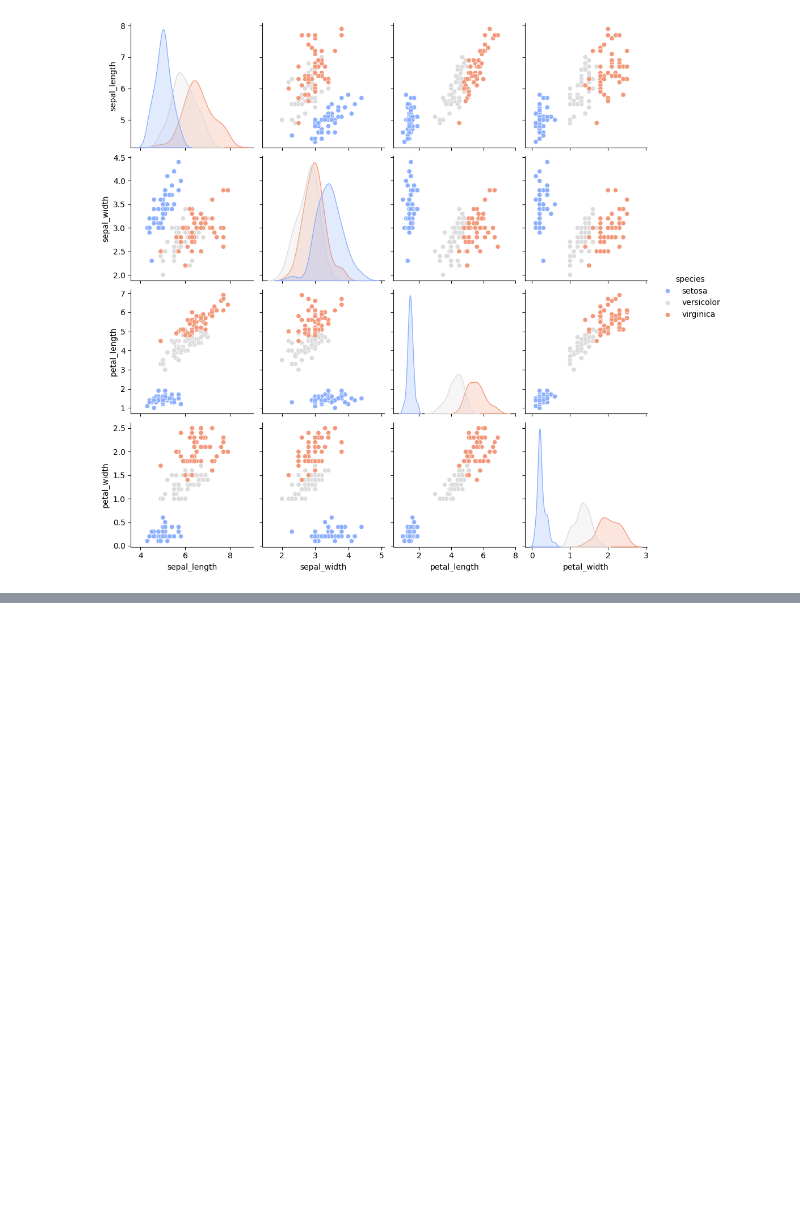
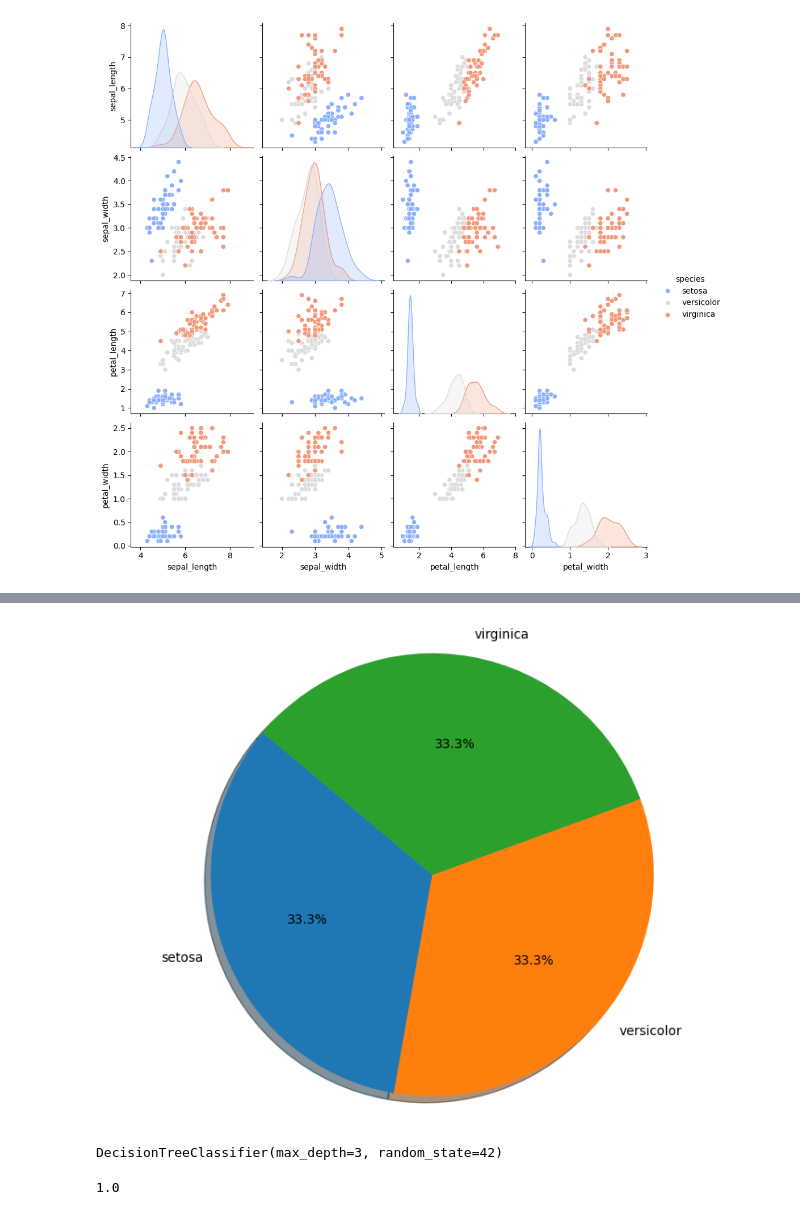
Before and after one commit to Shashank-3002/AI-ML, a Jupyter notebook: Pandas/seabornVis.ipynb, the cells around one changed output, grey strips where cells are left out. Drawn from its saved outputs; the diff is of its cells as text; code cells hidden in the pictures; blank space fills up the shorter version.

```diff
--- a/Pandas/seabornVis.ipynb
+++ b/Pandas/seabornVis.ipynb
@@ -175,0 +176,21 @@ plt.show()
+# %%
+def piechar_iris(feature_names, target, dataset):
+    i = 1
+    plt.figure(figsize=(20,15))
+    for colName in [target]:
+        labels = []; size = [];
+        df = dataset.groupby(colName).size()
+        for key in df.keys():
+            labels.append(key)
+            size.append(df[key])
+        plt.subplot(2,2,i)
+        plt.axis('on')
+        plt.tick_params(axis = 'both', bottom = True, top = False, left = True, right = False, labelbottom = False, labelleft = True, labeltop = True, labelright = False)
+        plt.pie(size, labels=labels, autopct='%1.1f%%', startangle=140,shadow=True)
+        plt.axis('equal')
+        i += 1
+    plt.show()
+# %%
+piechar_iris(df.columns[:-1], 'species', df)
+# %% [output]
+[figure, added]
@@ -175,0 +207,10 @@ plt.show()
+# %%
+##
+model.fit(X_train, y_train)
+# %% [output]
+DecisionTreeClassifier(max_depth=3, random_state=42)
+# %%
+##Performance Evaluation --> Score refers to accuracy for classification models
+model.score(X_test, y_test)
+# %% [output]
+1.0
```
Also changed, not shown: parts of 12 cells of this notebook.
